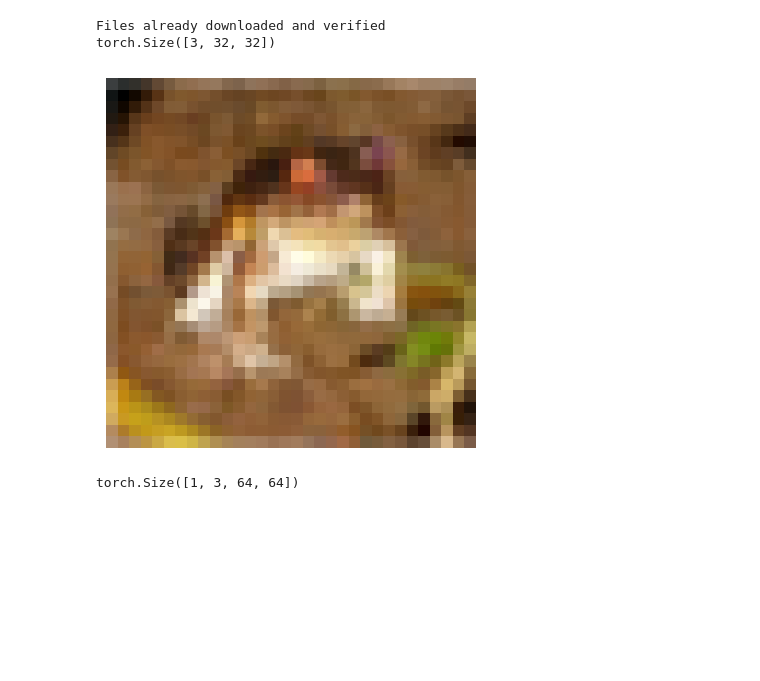
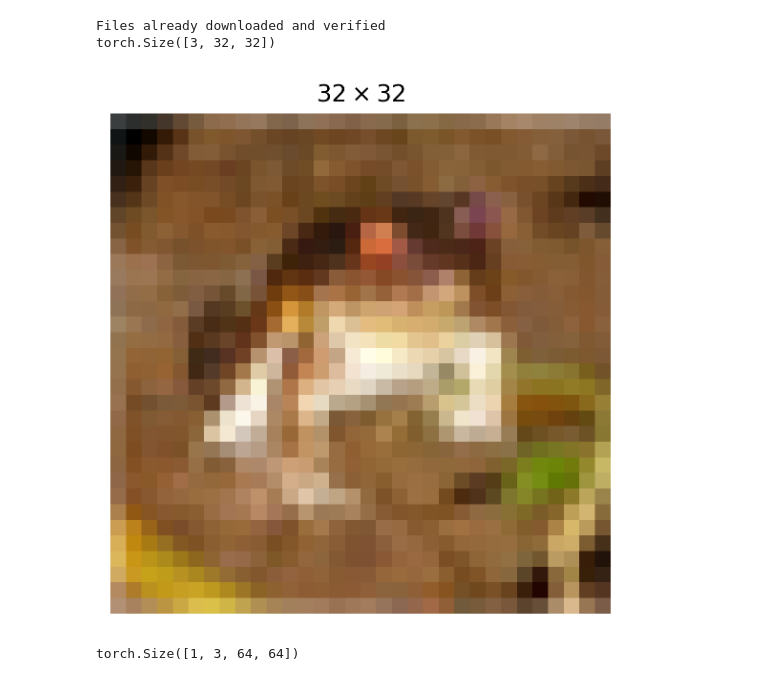
Before and after one commit to ethanharvey98/CS150-FinalProject, a Jupyter notebook: notebooks/unet.ipynb, the cells around one changed output. Cells and saved outputs as stored; diff of their text form; code cells hidden in the pictures; blank space fills up the shorter version.

```diff
--- a/notebooks/unet.ipynb
+++ b/notebooks/unet.ipynb
@@ -21,10 +22,16 @@ print(image.shape)
 # %% [output]
 Files already downloaded and verified
 torch.Size([3, 32, 32])
-# %%
-plt.imshow(image.permute(1, 2, 0))
-plt.axis("off")
-plt.show()
-# %% [output]
-[figure, removed]
+# %%
+ncols, nrows = 1, 1
+fig, ax = plt.subplots(dpi=300, figsize=(4*ncols, 4*nrows), ncols=ncols, nrows=nrows)
+
+ax.imshow(image.permute(1, 2, 0))
+ax.set_title(rf"${image.shape[1]}\times{image.shape[2]}$")
+ax.axis("off")
+
+fig.tight_layout()
+plt.show()
+# %% [output]
+[figure, added]
 # %%
```
Also changed, not shown: parts of 3 cells of this notebook, 14 other files.
